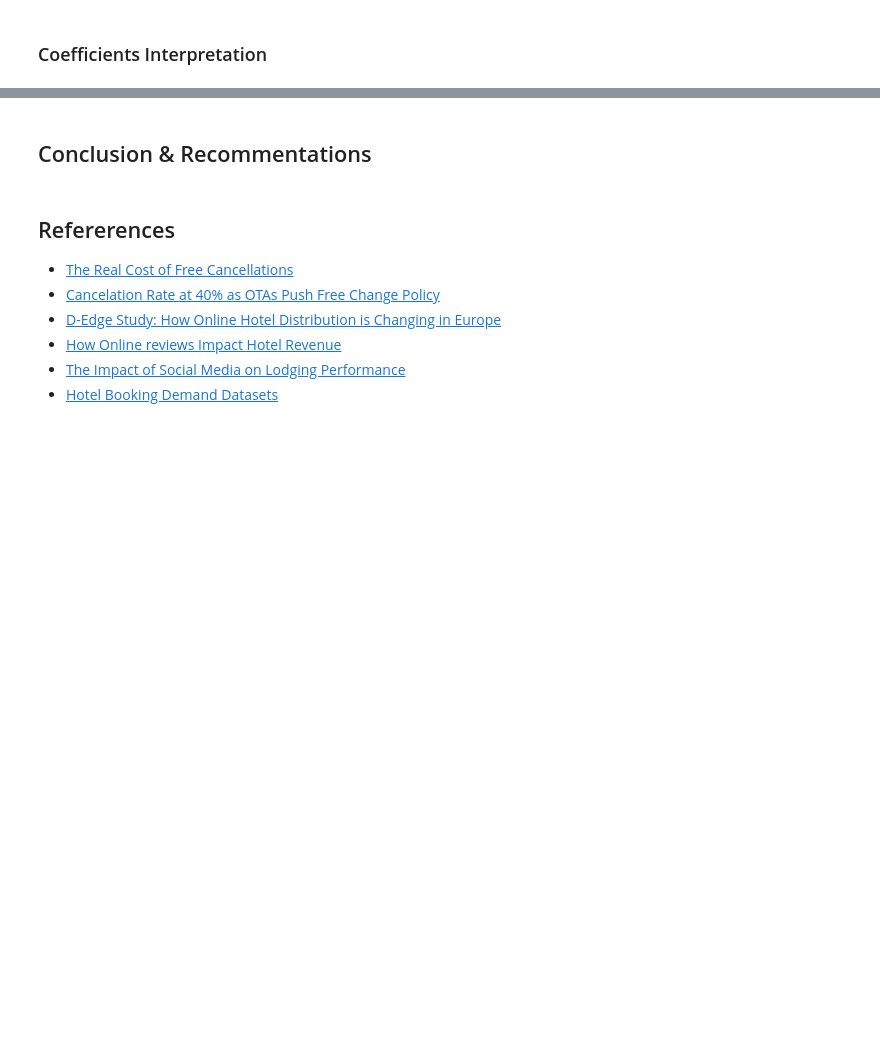
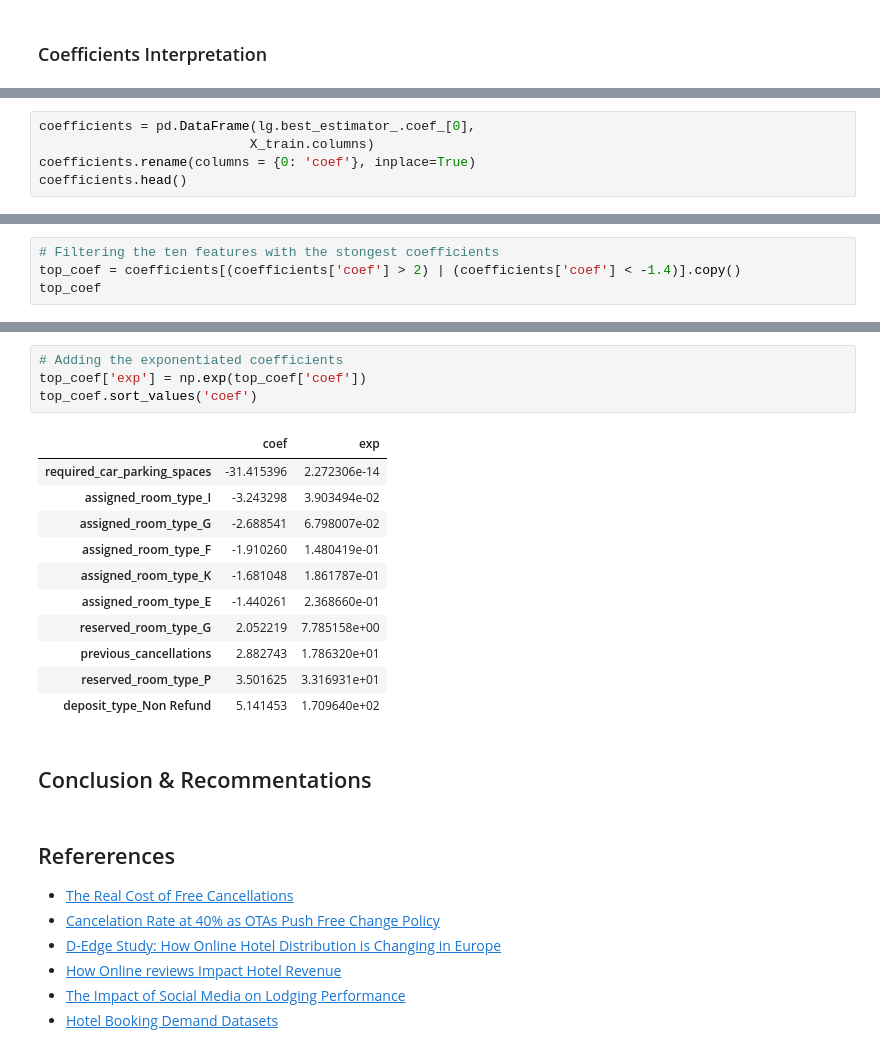
Before and after one commit to JulKelman/Predicting-Hotel-Bookings-Cancellation, a Jupyter notebook: code/Notebook 1 .ipynb, the cells around one changed output, grey strips where cells are left out. Drawn from its saved outputs; the diff is of its cells as text; blank space fills up the shorter version.

```diff
--- a/code/Notebook 1 .ipynb
+++ b/code/Notebook 1 .ipynb
@@ -862,0 +887,5 @@ plt.ylabel('True Class');
+# %%
+coefficients = pd.DataFrame(lg.best_estimator_.coef_[0],
+                           X_train.columns)
+coefficients.rename(columns = {0: 'coef'}, inplace=True)
+coefficients.head()
@@ -862,0 +929,4 @@ plt.ylabel('True Class');
+# %%
+# Filtering the ten features with the stongest coefficients
+top_coef = coefficients[(coefficients['coef'] > 2) | (coefficients['coef'] < -1.4)].copy()
+top_coef
@@ -863,3 +945,19 @@ plt.ylabel('True Class');
+# %%
+# Adding the exponentiated coefficients
+top_coef['exp'] = np.exp(top_coef['coef'])
+top_coef.sort_values('coef')
+# %% [output]
+|  | coef | exp |
+| required_car_parking_spaces | -31.415396 | 2.272306e-14 |
+| assigned_room_type_I | -3.243298 | 3.903494e-02 |
+| assigned_room_type_G | -2.688541 | 6.798007e-02 |
+| assigned_room_type_F | -1.910260 | 1.480419e-01 |
+| assigned_room_type_K | -1.681048 | 1.861787e-01 |
+| assigned_room_type_E | -1.440261 | 2.368660e-01 |
+| reserved_room_type_G | 2.052219 | 7.785158e+00 |
+| previous_cancellations | 2.882743 | 1.786320e+01 |
+| reserved_room_type_P | 3.501625 | 3.316931e+01 |
+| deposit_type_Non Refund | 5.141453 | 1.709640e+02 |
 # %% [markdown]
 ## Conclusion & Recommentations
 # %% [markdown]
```
Also changed, not shown: parts of 7 cells of this notebook.
